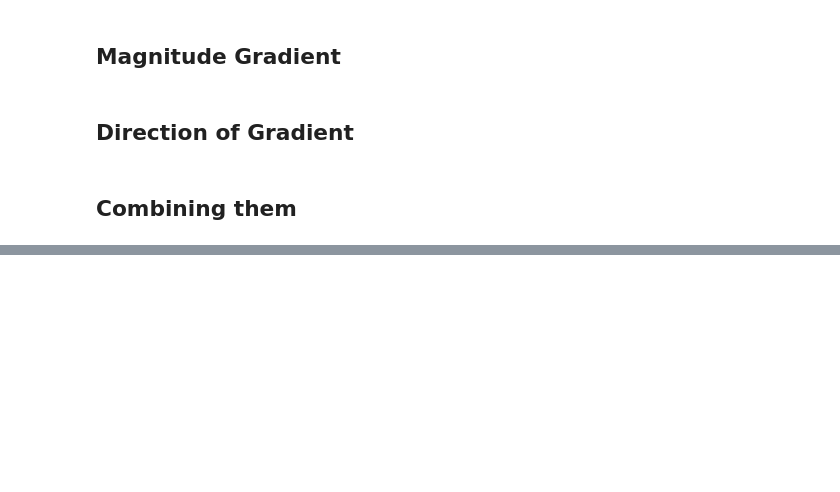
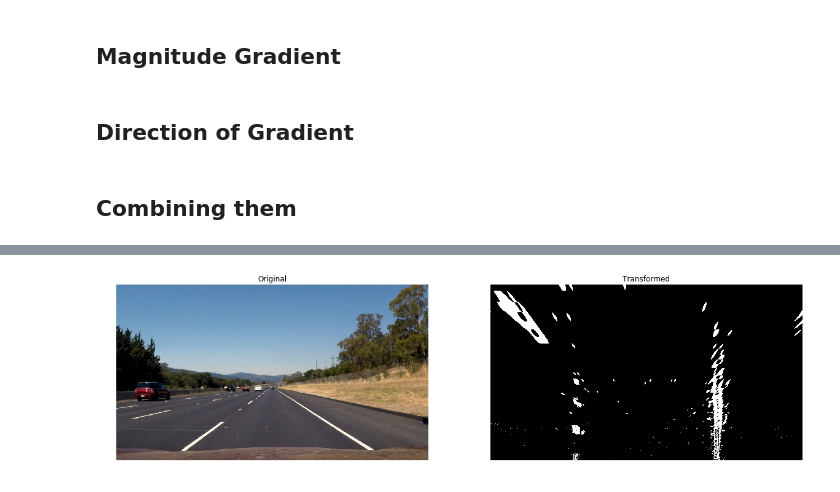
Before and after one commit to darienmt/CarND-Advanced-Lane-Lines-P4, a Jupyter notebook: Advance Lane Lines.ipynb, the cells around one changed output, grey strips where cells are left out. Drawn from its saved outputs; the diff is of its cells as text; code cells hidden in the pictures; blank space fills up the shorter version.

Commit message:
Perspective transformation

```diff
--- a/Advance Lane Lines.ipynb
+++ b/Advance Lane Lines.ipynb
@@ -179,0 +183,20 @@ imageSideBySide(
+# %%
+transMatrix = pickle.load( open('./pickled_data/perspective_transform.p', 'rb' ) )
+M, Minv = map(transMatrix.get, ('M', 'Minv'))
+# %%
+def adjustPerspective(image, M=M):
+    """
+    Adjust the `image` using the transformation matrix `M`.
+    """
+    img_size = (image.shape[1], image.shape[0])
+    warped = cv2.warpPerspective(image, M, img_size)
+    return warped
+
+combineAndTransform = lambda img: adjustPerspective(combineGradients(img))
+# %%
+imageSideBySide(
+    cv2.cvtColor(original, cv2.COLOR_BGR2RGB), 'Original',
+    combineAndTransform(original), 'Transformed', rightCmap='gray'
+)
+# %% [output]
+[figure, added]
```
Also changed, not shown: parts of 3 cells of this notebook, 3 other files.
